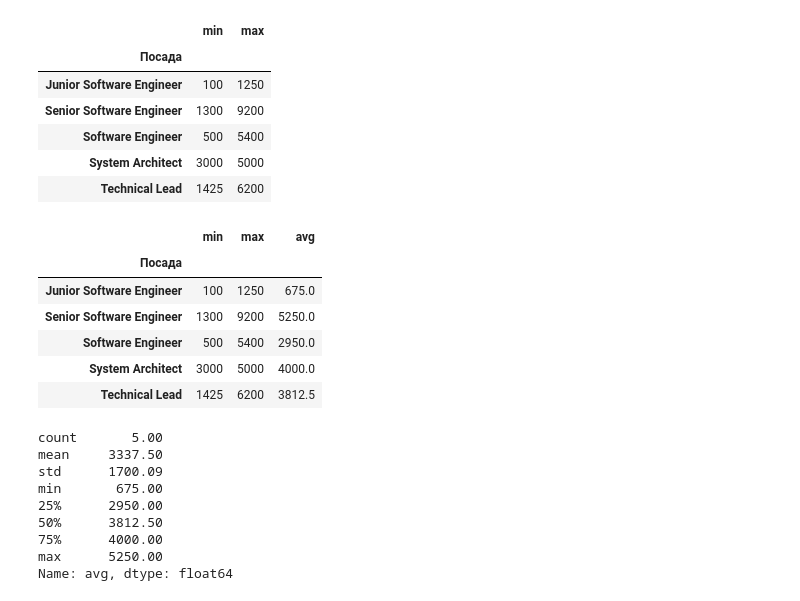
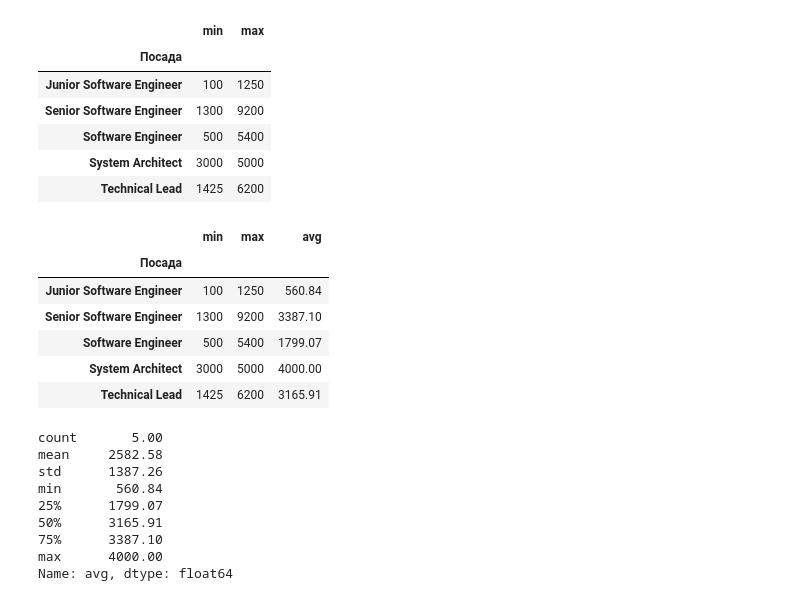
Before and after one commit to Korniev/Data-Sciense, a Jupyter notebook: hw_02/Hw_2.2.ipynb, the cells around one changed output. Cells and saved outputs as stored; diff of their text form; code cells hidden in the pictures.

```diff
--- a/hw_02/Hw_2.2.ipynb
+++ b/hw_02/Hw_2.2.ipynb
@@ -228,33 +228,33 @@ aggregated_salary
 # %%
 # Створіть функцію fill_avg_salary, яка повертатиме середнє значення заробітної плати на місяць. Використовуйте її для методу apply та створіть новий стовпчик "avg"
 
-def fill_avg_salary(row):
-    return (row['min'] + row['max']) / 2
+def fill_avg_salary(python_data):
+    return python_data['Зарплата на місяць'].mean().round(2)
 
-aggregated_salary['avg'] = aggregated_salary.apply(fill_avg_salary, axis=1)
+aggregated_salary['avg'] = grouped_by_position.apply(fill_avg_salary)
 
 aggregated_salary
 # %% [output]
 |  | min | max | avg |
 | Посада |  |  |  |
-| Junior Software Engineer | 100 | 1250 | 675.0 |
-| Senior Software Engineer | 1300 | 9200 | 5250.0 |
-| Software Engineer | 500 | 5400 | 2950.0 |
-| System Architect | 3000 | 5000 | 4000.0 |
-| Technical Lead | 1425 | 6200 | 3812.5 |
+| Junior Software Engineer | 100 | 1250 | 560.84 |
+| Senior Software Engineer | 1300 | 9200 | 3387.10 |
+| Software Engineer | 500 | 5400 | 1799.07 |
+| System Architect | 3000 | 5000 | 4000.00 |
+| Technical Lead | 1425 | 6200 | 3165.91 |
 # %%
 # Створіть описову статистику за допомогою методу describe для нового стовпчика.
 
 aggregated_salary['avg'].describe().round(2)
 # %% [output]
 count       5.00
-mean     3337.50
-std      1700.09
-min       675.00
-25%      2950.00
-50%      3812.50
-75%      4000.00
-max      5250.00
+mean     2582.58
+std      1387.26
+min       560.84
+25%      1799.07
+50%      3165.91
+75%      3387.10
+max      4000.00
 Name: avg, dtype: float64
 # %%
 # Збережіть отриману таблицю в CSV файл
```
Also changed, not shown: parts of 2 cells of this notebook, 1 other file.
